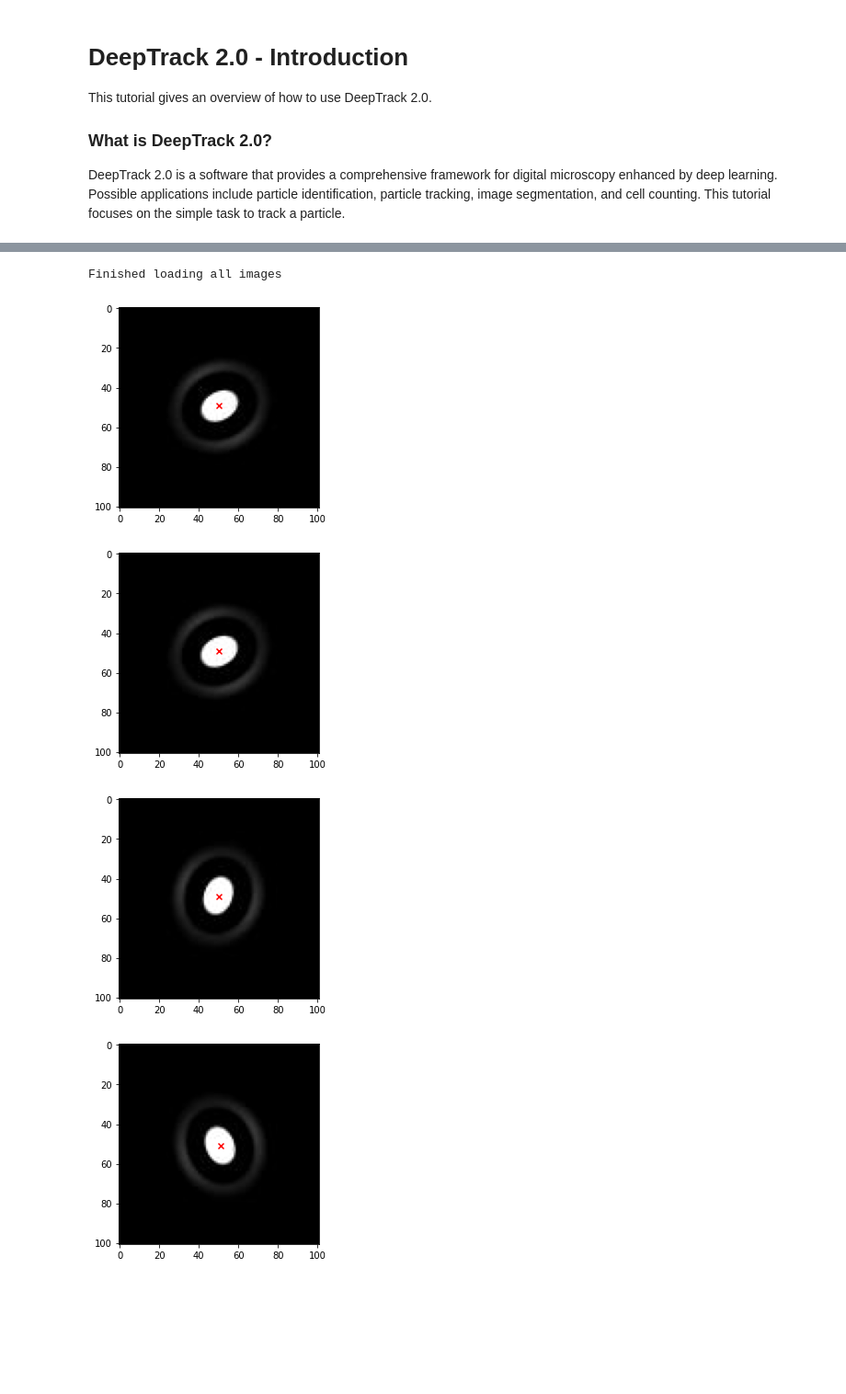
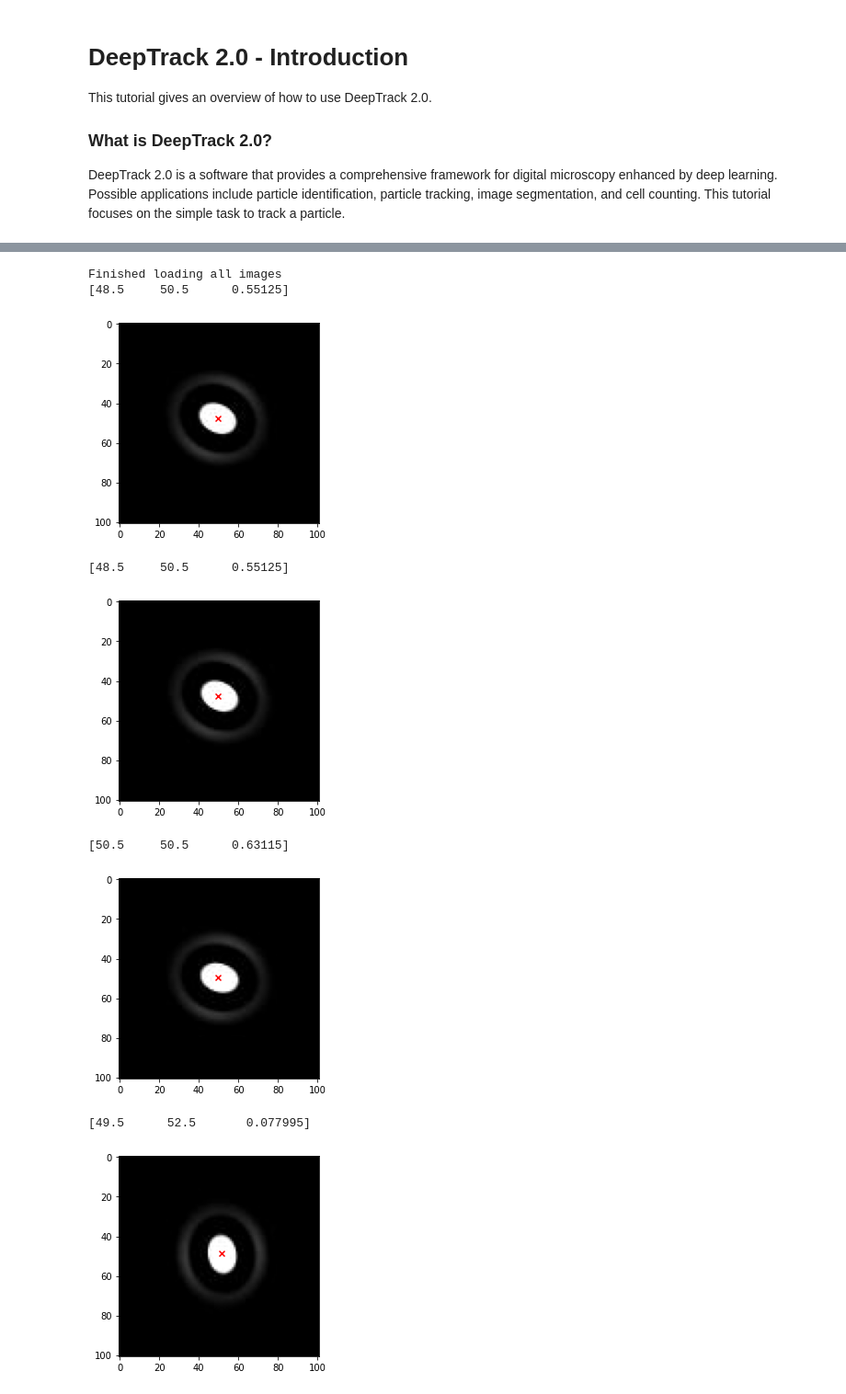
Before and after one commit to courtneyzhan/particle-tracking, a Jupyter notebook: deeptrack_particle_tracking_cnn.ipynb, the cells around one changed output, grey strips where cells are left out. Shown at 92% size. Cells and saved outputs as stored; diff of their text form; code cells hidden in the pictures; blank space fills up the shorter version.

```diff
--- a/deeptrack_particle_tracking_cnn.ipynb
+++ b/deeptrack_particle_tracking_cnn.ipynb
@@ -32,7 +34,10 @@ plt.imshow(output_image)
 dataset = pd.read_csv('/Users/zhimin/Courtney/winter_research/data/csv/data.csv')
 dataset = np.array(dataset)
 
+dataset = dataset / 2.0
+
 label = dataset[0]
+print(label)
 
 # Plot single image against label position
 plt.imshow(np.squeeze(output_image), cmap='gray')
@@ -64,43 +70,48 @@ plt.imshow(np.squeeze(output_image), cmap='gray')
 # Load in Labels
 dataset = pd.read_csv('/Users/zhimin/Courtney/winter_research/data/csv/data.csv')
 dataset = np.array(dataset, dtype="float64")
+dataset = dataset / 2.0
 
 # ==========================================
 # Sample a few points to show the true label
 chosen = [0, 6, 266, 977]
 for i in chosen:
     # Select image plot
     img_data = all_images[i]
     img_data = dt.features.Dataset(img_data)
     output_image = img_data.resolve()
 
     # Display image grayscale
     plt.imshow(np.squeeze(output_image), cmap='gray')
 
     # Load in label for selected data
     label = dataset[i]
-    # print(label)
+    print(label)
 
     # Show image with true label
     plt.imshow(np.squeeze(output_image), cmap='gray')
     plt.scatter(label[1] - 1, label[0] - 1, c="r", marker="x") # 1-indexed, compensate with -1
     plt.show()
 
 # The generator part
 for i in range(0, len(all_images)):
     img_data = all_images[i] #all_images[0]
     label = dataset[i]
     img_data = dt.features.Dataset(img_data)
     img_data.properties.setdefault('position', [label[1] - 1, label[0] - 1])
     # print(img_data.properties)
     all_images[0] = img_data
 all_images = np.array(all_images)
 # %% [output]
 Finished loading all images
+[48.5     50.5      0.55125]
-[figure, old version]
+[figure, new version]
+[48.5     50.5      0.55125]
-[figure, old version]
+[figure, new version]
+[50.5     50.5      0.63115]
-[figure, old version]
+[figure, new version]
+[49.5      52.5       0.077995]
-[figure, old version]
+[figure, new version]
 # %%
 # tmpall_images = np.zeros(NUM_OF_IMAGES, dtype='float64')
 # for i in range(0, NUM_OF_IMAGES):
```
Also changed, not shown: parts of 5 cells of this notebook.
